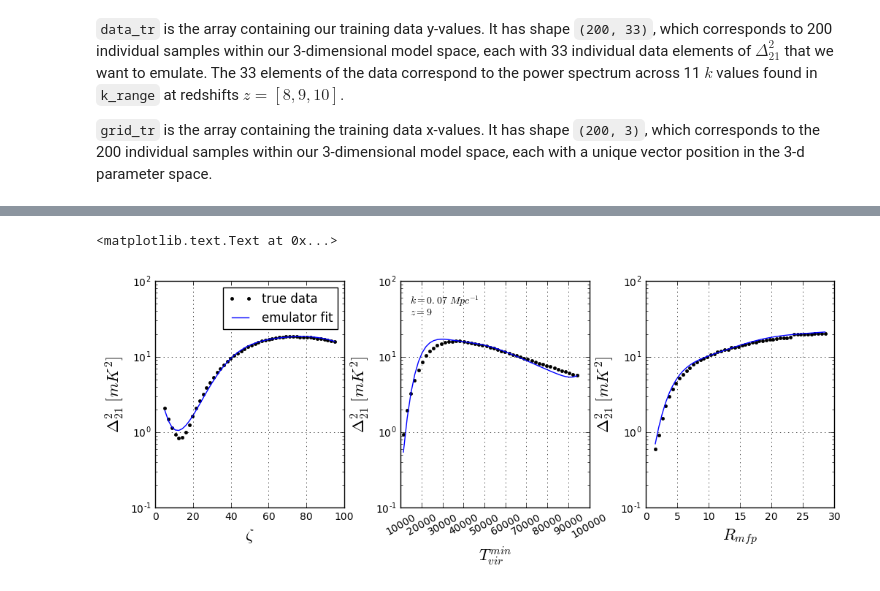
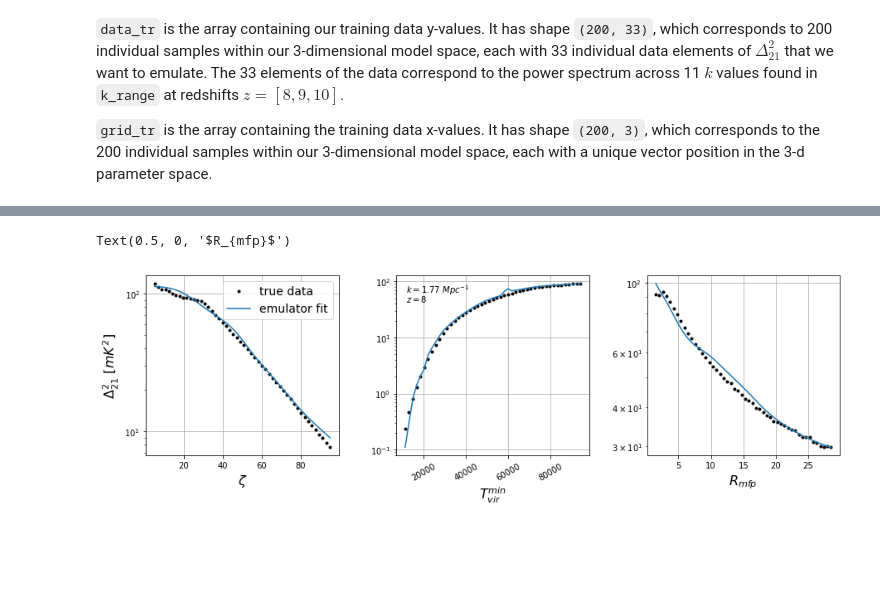
Before and after one commit to BayesLIM/emupy, a Jupyter notebook: examples/emupy_simulation_example.ipynb, the cells around one changed output, grey strips where cells are left out. Saved outputs shown, nothing was run; the diff lists cells and outputs as text; code cells hidden in the pictures; blank space fills up the shorter version.

Commit message:
v1.0.0 overhauled API, LinearEmulator and NNEmulator

```diff
--- a/examples/emupy_simulation_example.ipynb
+++ b/examples/emupy_simulation_example.ipynb
@@ -160,0 +98,13 @@ E.train(data_tr, grid_tr, verbose=True)
+# %%
+# setup NN if NN emulating
+np.random.seed(0)
+torch.set_default_dtype(torch.float64)
+layers = [torch.nn.Linear(3, 50), torch.nn.Linear(50, 100), torch.nn.Linear(100, 33)]
+inits = [torch.nn.init.xavier_normal, torch.nn.init.xavier_normal, torch.nn.init.xavier_normal]
+activations = [torch.nn.Tanh(), torch.nn.Tanh(), None]
+E.set_layers(layers)
+E.set_inits(inits)
+E.set_activations(activations)
+# %%
+# train
+E.train(E.Xsph, E.y_scaled, Nepochs=1000)
@@ -161,46 +117,44 @@ E.train(data_tr, grid_tr, verbose=True)
+# %%
+# Make predictions across cross_inspection data x-values
+cr1_pred = E.predict(E.sphere(grid_cr1, Xmean=E.Xmean, L=E.L), unscale=True)
+cr2_pred = E.predict(E.sphere(grid_cr2, Xmean=E.Xmean, L=E.L), unscale=True)
+cr3_pred = E.predict(E.sphere(grid_cr3, Xmean=E.Xmean, L=E.L), unscale=True)
 # %%
-# Make predictions across cross_inspection data x-values
-cr1_pred = E.predict(grid_cr1, output=True)
-cr2_pred = E.predict(grid_cr2, output=True)
-cr3_pred = E.predict(grid_cr3, output=True)
-
-# Choose which data to look at i = [0, 33]
-i = 13
+# Choose which bandpower to inspect
+i = 10
 
 # Initialize figure
-fig = mp.figure(figsize=(12,4))
+fig = plt.figure(figsize=(15,4))
 fig.subplots_adjust(wspace=0.3)
 
 # Look across zeta
 ax=fig.add_subplot(131)
 ax.grid(True)
-p0, = ax.plot(grid_cr1.T[0], data_cr1.T[i], 'k.')
-p1, = ax.plot(grid_cr1.T[0], cr1_pred[0].T[i])
+p0, = ax.plot(grid_cr1[:,0], data_cr1[:,i], 'k.')
+p1, = ax.plot(grid_cr1[:,0], cr1_pred[:,i])
 ax.set_yscale('log')
 ax.set_xlabel('$\zeta$', fontsize=16)
 ax.set_ylabel('$\Delta^{2}_{21}\ [mK^{2}]$', fontsize=16)
-ax.legend([p0, p1], ['true data', 'emulator fit'])
+ax.legend([p0, p1], ['true data', 'emulator fit'], fontsize=14)
 
 # Look across Tvir
 ax=fig.add_subplot(132)
 ax.grid(True)
-ax.plot(grid_cr2.T[1], data_cr2.T[i], 'k.')
-ax.plot(grid_cr2.T[1], cr2_pred[0].T[i])
+p0, = ax.plot(grid_cr2[:,1], data_cr2[:,i], 'k.')
+p1, = ax.plot(grid_cr2[:,1], cr2_pred[:,i])
 [t.set_rotation(30) for t in ax.get_xticklabels()]
 ax.set_yscale('log')
 ax.set_xlabel('$T_{vir}^{min}$', fontsize=16)
-ax.set_ylabel('$\Delta^{2}_{21}\ [mK^{2}]$', fontsize=16)
-ax.annotate("$k = %0.2f\ Mpc^{-1}$" % kz_info[i][0], (0.05,0.9), xycoords='axes fraction')
-ax.annotate("$z = %d$" % kz_info[i][1], (0.05,0.85), xycoords='axes fraction')
+ax.annotate("$k = %0.2f\ Mpc^{-1}$" % kz_info[i][0], (0.05,0.9), xycoords='axes fraction', fontsize=10)
+ax.annotate("$z = %d$" % kz_info[i][1], (0.05,0.85), xycoords='axes fraction', fontsize=10)
 
 # Look across Rmfp
 ax=fig.add_subplot(133)
 ax.grid(True)
-ax.plot(grid_cr3.T[2], data_cr3.T[i], 'k.')
-ax.plot(grid_cr3.T[2], cr3_pred[0].T[i])
+p0, = ax.plot(grid_cr3[:,2], data_cr3[:,i], 'k.')
+p1, = ax.plot(grid_cr3[:,2], cr3_pred[:,i])
 ax.set_yscale('log')
 ax.set_xlabel('$R_{mfp}$', fontsize=16)
-ax.set_ylabel('$\Delta^{2}_{21}\ [mK^{2}]$', fontsize=16)
 # %% [output]
-<matplotlib.text.Text at 0x...>
+Text(0.5, 0, '$R_{mfp}$')
-[figure, old version]
+[figure, new version]
```
Also changed, not shown: parts of 13 cells of this notebook, 13 other files.
